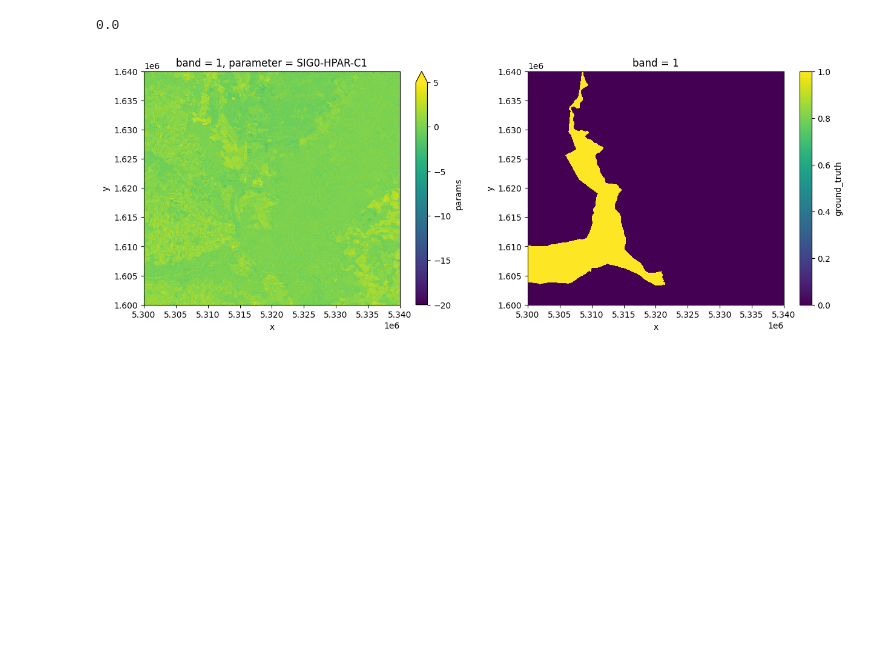
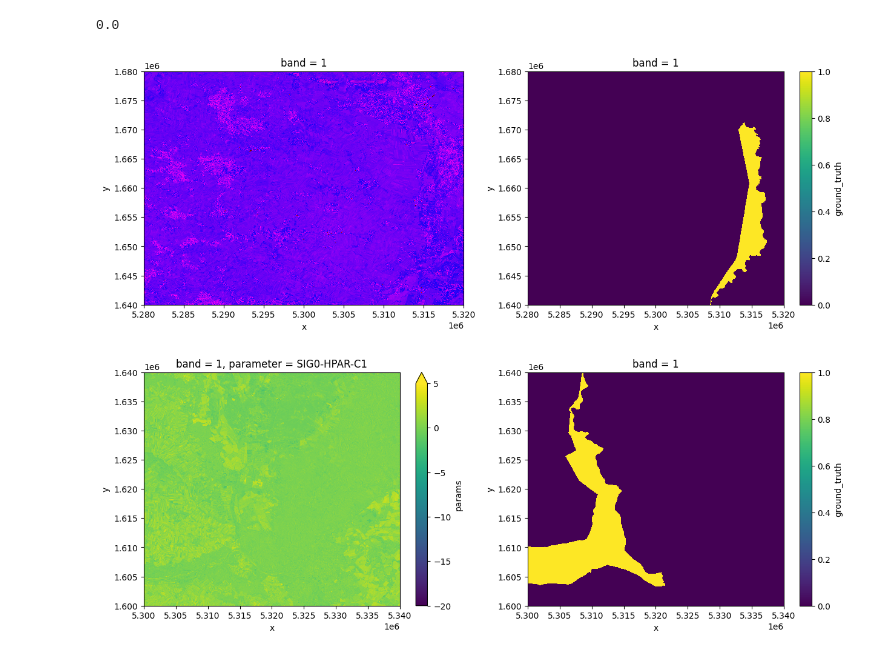
Before and after one commit to c-scale-community/use-case-wetland-water-stress, a Jupyter notebook: notebooks/0_experiment_unet.ipynb, the cells around one changed output. Drawn from its saved outputs; the diff is of its cells as text; code cells hidden in the pictures; blank space fills up the shorter version.

```diff
--- a/notebooks/0_experiment_unet.ipynb
+++ b/notebooks/0_experiment_unet.ipynb
@@ -98,6 +98,34 @@ valid_ds = xr.open_zarr("/data/wetland/hparam/V1M0R1/EQUI7_EU020M/E051N015T3/SIG
 train_ds[GROUND_TRUTH_KEY].min().values.item()
 # %% [output]
 0.0
+# %%
+param_selection = ['SIG0-HPAR-PHS', 'SIG0-HPAR-AMP', 'SIG0-HPAR-M0']
+train_ds = train_ds.sel(parameter=param_selection)
+valid_ds = valid_ds.sel(parameter=param_selection)
+# %%
+def normalize(x):
+    return (x - x.min()) / (x.max() - x.min())
+
+train_ds[PARAMS_KEY][0] = (normalize(train_ds[PARAMS_KEY][0]) * 356) / 255
+train_ds[PARAMS_KEY][1] = (10.0 ** (train_ds[PARAMS_KEY][1] / 10.0)) / 255
+train_ds[PARAMS_KEY][2] = (train_ds[PARAMS_KEY][2]) / 255
+# %%
+valid_ds[PARAMS_KEY][0] = (normalize(valid_ds[PARAMS_KEY][0]) * 356) / 255
+valid_ds[PARAMS_KEY][1] = (10.0 ** (valid_ds[PARAMS_KEY][1] / 10.0)) / 255
+valid_ds[PARAMS_KEY][2] = (valid_ds[PARAMS_KEY][2]) / 255
+# %%
+ROI_ROW_MIN = 6000
+ROI_ROW_MAX = 8000
+ROI_COL_MIN = 9000
+ROI_COL_MAX = 11000
+validation_roi = valid_ds.isel(y=slice(ROI_ROW_MIN, ROI_ROW_MAX), x=slice(ROI_COL_MIN, ROI_COL_MAX)).persist()
+# %%
+_, axes = plt.subplots(ncols=2, figsize=(15, 5))
+validation_roi[PARAMS_KEY].astype(np.uint8).plot.imshow(ax=axes[0])
+validation_roi[GROUND_TRUTH_KEY].plot(ax=axes[1])
+plt.draw()
+# %% [output]
+[figure, added]
 # %%
 _, axes = plt.subplots(ncols=2, figsize=(15, 5))
 train_ds[PARAMS_KEY][0, :2000, 10000:12000].plot(ax=axes[0], vmin=-20, vmax=5)
```
